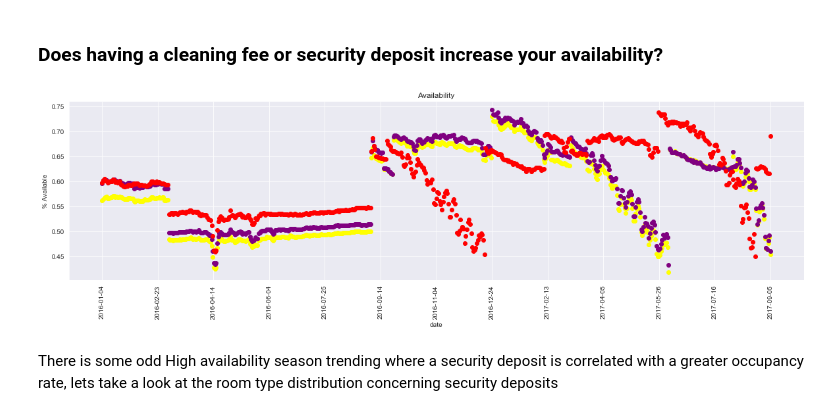
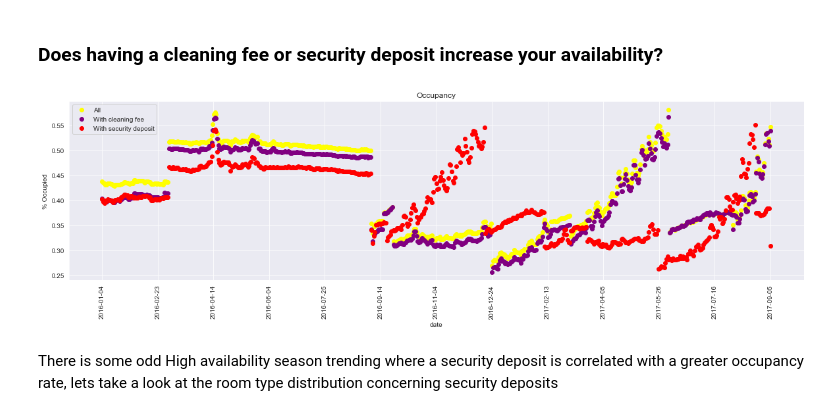
Before and after one commit to cory-walker/Airbnb, a Jupyter notebook: airbnb_data_investigation.ipynb, the cells around one changed output. Cells and saved outputs as stored; diff of their text form; code cells hidden in the pictures.

Commit message:
legend and occupied updates
Altered available to occupied
Added legends to graphs

```diff
--- a/airbnb_data_investigation.ipynb
+++ b/airbnb_data_investigation.ipynb
@@ -188,20 +194,23 @@ Despite it still only being a private room rental, there is a significant differ
 # %%
 # Generate an availability graph using only stationary properties
 d0 = dfj['date'].min()
 d1 = dfj['date'].max()
 delta = (d1 - d0) / 12
 plt.figure(figsize=(20,5))
-plt.plot_date(dfj['date'].unique(), dfj.groupby(['date']).mean()['available_t'], color='yellow')
-plt.plot_date(dfj[dfj['cleaning_fee']!=0]['date'].unique(), dfj[dfj['cleaning_fee']!=0].groupby(['date']).mean()['available_t'], color='purple')
-plt.plot_date(dfj[dfj['security_deposit']!=0]['date'].unique(), dfj[dfj['security_deposit']!=0].groupby(['date']).mean()['available_t'], color='red')
-plt.title('Availability')
-plt.ylabel('% Available')
+plt.plot_date(dfj['date'].unique(), dfj.groupby(['date']).mean()['Occupied'], color='yellow', label='All')
+plt.plot_date(dfj[dfj['cleaning_fee']!=0]['date'].unique(), dfj[dfj['cleaning_fee']!=0].groupby(['date']).mean()['Occupied'], color='purple', label='With cleaning fee')
+plt.plot_date(dfj[dfj['security_deposit']!=0]['date'].unique(), dfj[dfj['security_deposit']!=0].groupby(['date']).mean()['Occupied'], color='red', label='With security deposit')
+plt.title('Occupancy')
+plt.ylabel('% Occupied')
 plt.xlabel('date')
 plt.xticks(np.arange(d0, d1 + delta, step=delta), rotation=90)
 
+ax = plt.subplot(111)
+ax.legend()
+
 plt.show();
 # %% [output]
-[figure, old version]
+[figure, new version]
 # %% [markdown]
 There is some odd High availability season trending where a security deposit is correlated with a greater occupancy rate, lets take a look at the room type distribution concerning security deposits
 # %%
```
Also changed, not shown: parts of 4 cells of this notebook, 2 other files.
